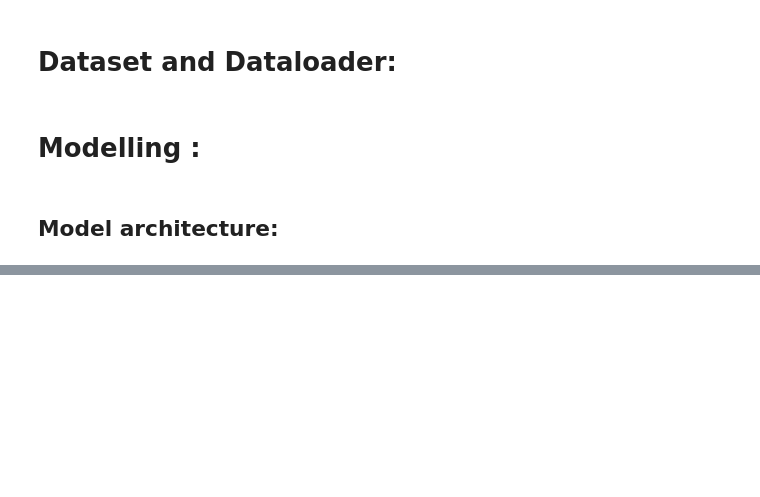
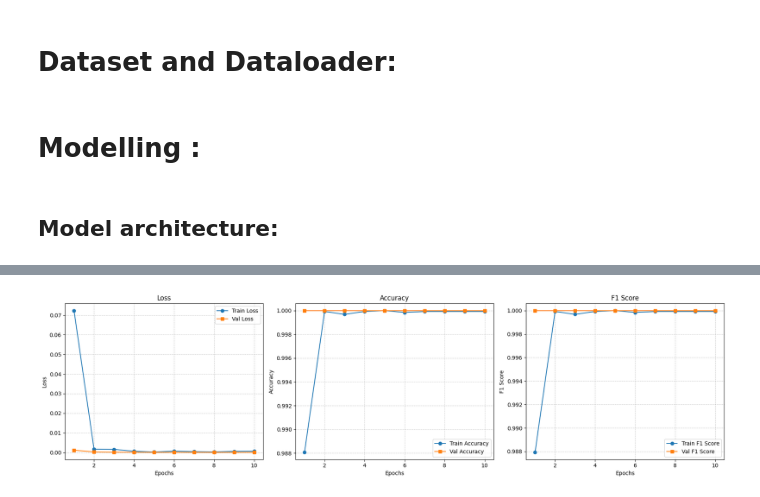
Before and after one commit to Ibraheem-Al-hafith/classification_hub, a Jupyter notebook: Ex_1_Tabular_Classification.ipynb, the cells around one changed output, grey strips where cells are left out. Drawn from its saved outputs; the diff is of its cells as text; code cells hidden in the pictures; blank space fills up the shorter version.

Commit message:
building and testing the model

```diff
--- a/Ex_1_Tabular_Classification.ipynb
+++ b/Ex_1_Tabular_Classification.ipynb
@@ -218,8 +223,8 @@ class RiceDataset(Dataset):
         return len(self.features)
 
     def __getitem__(self, index):
-        features = torch.from_numpy(self.features[index])
-        target = torch.tensor(self.target[index]).float()
+        features = torch.from_numpy(self.features[index]).float()
+        target = torch.tensor(self.target[index]).float().unsqueeze(0)
         return features, target
 
     def _fit_scaler(self, df: pd.DataFrame):
@@ -240,8 +245,6 @@ def prepare_datasets(df):
     x_test, x_val = train_test_split(x_test_full, test_size=0.5, stratify=x_test_full[config.target])
     return x_train, x_val, x_test
 
-train, val, test = prepare_datasets(df)
-
 def get_loaders(df):
     train, val, test = prepare_datasets(df)
     train_ds = RiceDataset(train)
@@ -310,0 +316,10 @@ class RiceTypeClassifier(nn.Module):
+# %%
+# 1. prepare the datasets
+train_dataloader, val_dataloader, test_dataloader = get_loaders(df)
+
+# 2. prepare the criterion and model
+criterion = nn.BCEWithLogitsLoss()
+model = RiceTypeClassifier(len(train_dataloader.dataset[0][0])).to(config.device)
+
+# 3. prepare the optimizer
+optimizer = optim.Adam(model.parameters(), lr=config.learning_rate)
@@ -310,0 +331,14 @@ class RiceTypeClassifier(nn.Module):
+# %%
+# 3. importing the trainer
+from utilities import Trainer, TrainerConfig
+
+config=TrainerConfig()
+config.task_type="binary"
+trainer = Trainer(
+    model=model,
+    config=config,
+    criterion=criterion, train_loader=train_dataloader,
+    val_loader=val_dataloader
+    )
+# %%
+trainer.fit()
@@ -310,0 +381,4 @@ class RiceTypeClassifier(nn.Module):
+# %%
+trainer.plot_metrics()
+# %% [output]
+[figure, added]
```
Also changed, not shown: parts of 8 cells of this notebook.
